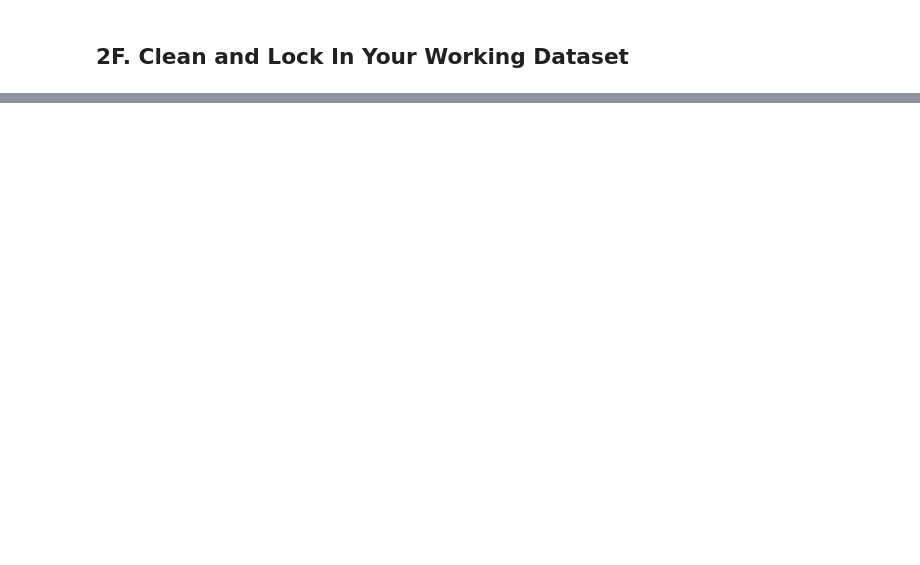
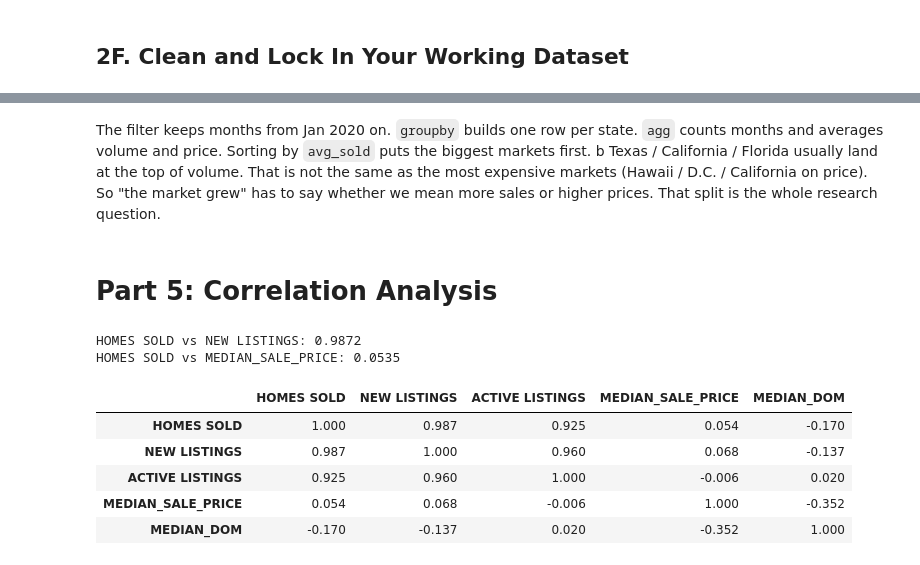
Before and after one commit to Mmajko03/Data-Analytics-of-Housing-Market_Across-the-United-States, a Jupyter notebook: G2 EDA/Group17_Maeki_Anthony_CS577_Phase2_Assignment.ipynb, the cells around one changed output, grey strips where cells are left out. Drawn from its saved outputs; the diff is of its cells as text; code cells hidden in the pictures; blank space fills up the shorter version.

```diff
--- a/G2 EDA/Group17_Maeki_Anthony_CS577_Phase2_Assignment.ipynb
+++ b/G2 EDA/Group17_Maeki_Anthony_CS577_Phase2_Assignment.ipynb
@@ -451,0 +818,22 @@ df2['PERIOD END'] = pd.to_datetime(df2['PERIOD END'])
+# %% [markdown]
+The filter keeps months from Jan 2020 on. `groupby` builds one row per state. `agg` counts months and averages volume and price. Sorting by `avg_sold` puts the biggest markets first.
+b
+Texas / California / Florida usually land at the top of volume. That is not the same as the most expensive markets (Hawaii / D.C. / California on price). So "the market grew" has to say whether we mean more sales or higher prices. That split is the whole research question.
+# %% [markdown]
+# Part 5: Correlation Analysis
+# %%
+c_sold_new = df_clean['HOMES SOLD'].corr(df_clean['NEW LISTINGS'])
+c_sold_price = df_clean['HOMES SOLD'].corr(df_clean['MEDIAN_SALE_PRICE'])
+print(f'HOMES SOLD vs NEW LISTINGS: {c_sold_new:.4f}')
+print(f'HOMES SOLD vs MEDIAN_SALE_PRICE: {c_sold_price:.4f}')
+df_clean[['HOMES SOLD', 'NEW LISTINGS', 'ACTIVE LISTINGS',
+          'MEDIAN_SALE_PRICE', 'MEDIAN_DOM']].corr().round(3)
+# %% [output]
+HOMES SOLD vs NEW LISTINGS: 0.9872
+HOMES SOLD vs MEDIAN_SALE_PRICE: 0.0535
+|  | HOMES SOLD | NEW LISTINGS | ACTIVE LISTINGS | MEDIAN_SALE_PRICE | MEDIAN_DOM |
+| HOMES SOLD | 1.000 | 0.987 | 0.925 | 0.054 | -0.170 |
+| NEW LISTINGS | 0.987 | 1.000 | 0.960 | 0.068 | -0.137 |
+| ACTIVE LISTINGS | 0.925 | 0.960 | 1.000 | -0.006 | 0.020 |
+| MEDIAN_SALE_PRICE | 0.054 | 0.068 | -0.006 | 1.000 | -0.352 |
+| MEDIAN_DOM | -0.170 | -0.137 | 0.020 | -0.352 | 1.000 |
```
Also changed, not shown: parts of 68 cells of this notebook, 1 other file.
